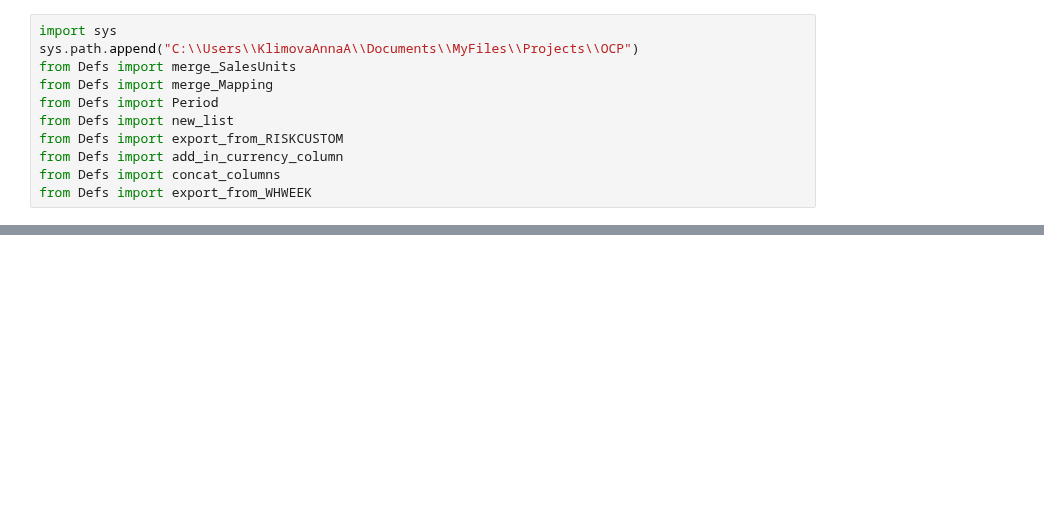
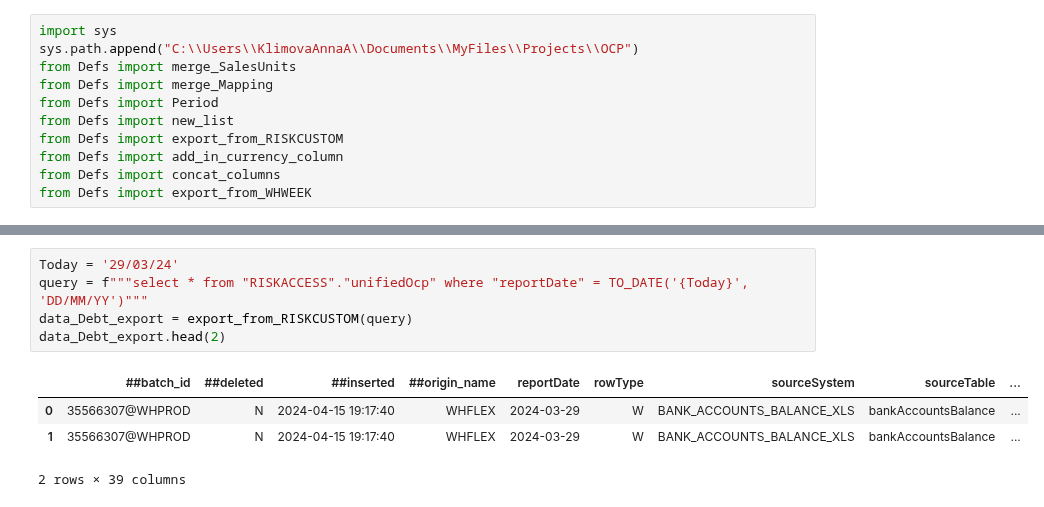
Before and after one commit to Lirollel/Work_AIM_Jupyter-Python-Pandas, a Jupyter notebook: OCP/Методология/test.ipynb, the cells around one changed output, grey strips where cells are left out. Saved outputs shown, nothing was run; the diff lists cells and outputs as text; blank space fills up the shorter version.

```diff
--- a/OCP/Методология/test.ipynb
+++ b/OCP/Методология/test.ipynb
@@ -34,0 +35,10 @@ data
+# %%
+Today = '29/03/24'
+query = f"""select * from "RISKACCESS"."unifiedOcp" where "reportDate" = TO_DATE('{Today}', 'DD/MM/YY')"""
+data_Debt_export = export_from_RISKCUSTOM(query)
+data_Debt_export.head(2)
+# %% [output]
+|  | ##batch_id | ##deleted | ##inserted | ##origin_name | reportDate | rowType | sourceSystem | sourceTable | ... |
+| 0 | 35566307@WHPROD | N | 2024-04-15 19:17:40 | WHFLEX | 2024-03-29 | W | BANK_ACCOUNTS_BALANCE_XLS | bankAccountsBalance | ... |
+| 1 | 35566307@WHPROD | N | 2024-04-15 19:17:40 | WHFLEX | 2024-03-29 | W | BANK_ACCOUNTS_BALANCE_XLS | bankAccountsBalance | ... |
+2 rows × 39 columns
```
Also changed, not shown: parts of 2 cells of this notebook, 4 other files.
